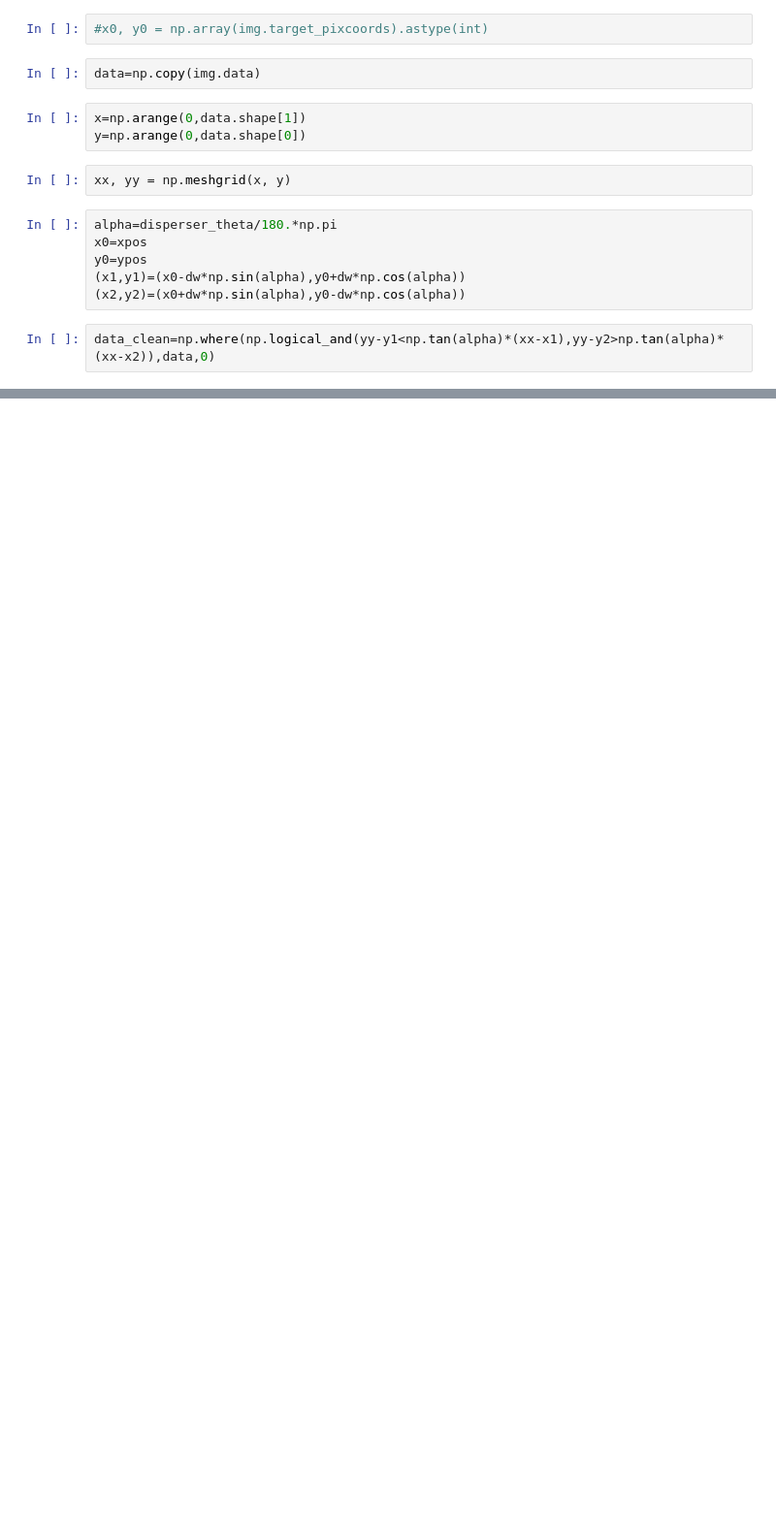
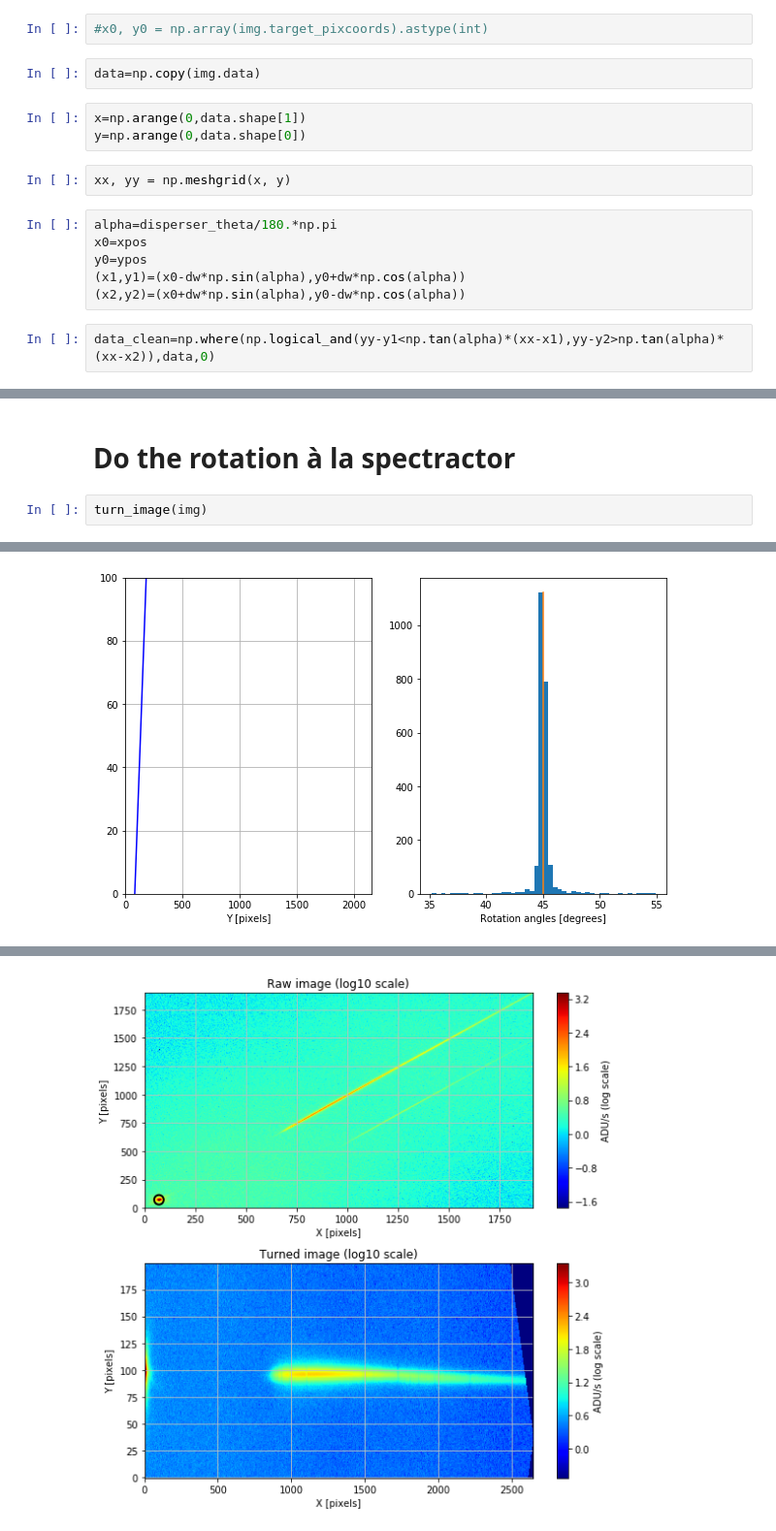
Before and after one commit to LSSTDESC/Spectractor, a Jupyter notebook: notebooks/RunRotationOfImage.ipynb, the cells around one changed output, grey strips where cells are left out. Shown: that part at 97% size. Cells and saved outputs as stored; diff of their text form; blank space fills up the shorter version.

Commit message:
add the correction for the rotation : I understand

```diff
--- a/notebooks/RunRotationOfImage.ipynb
+++ b/notebooks/RunRotationOfImage.ipynb
@@ -255,0 +313,5 @@ plt.grid(True)
+# %% [markdown]
+# Do the rotation à la spectractor
+# %%
+turn_image(img)
+# %% [output]
@@ -255,0 +330 @@ plt.grid(True)
+[figure, added]
@@ -255,0 +333 @@ plt.grid(True)
+[figure, added]
```
Also changed, not shown: parts of 37 cells of this notebook, 3 other files.
